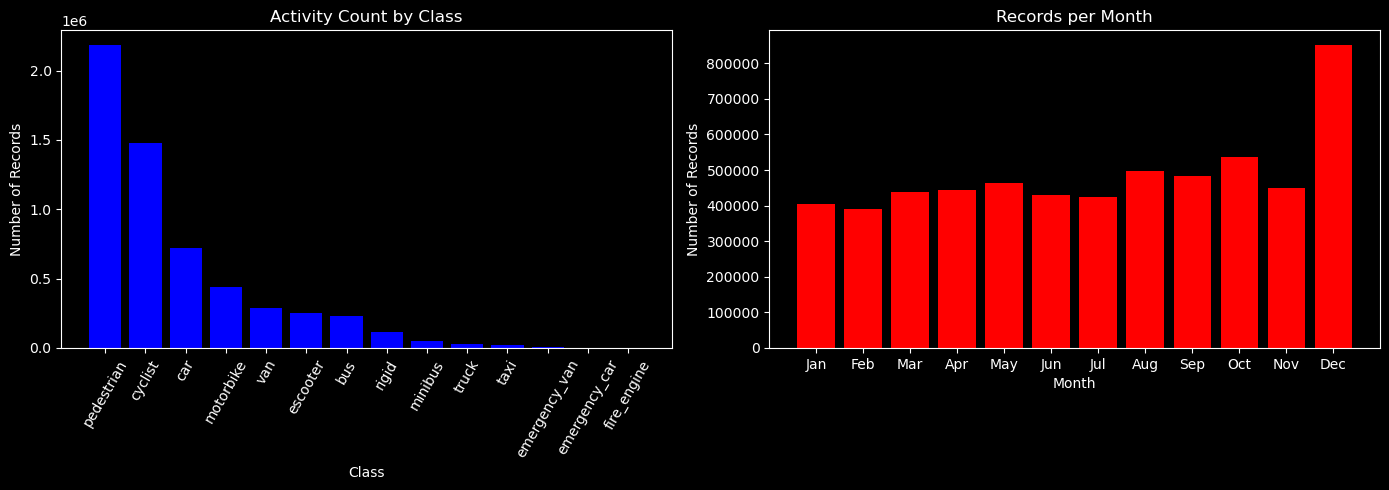
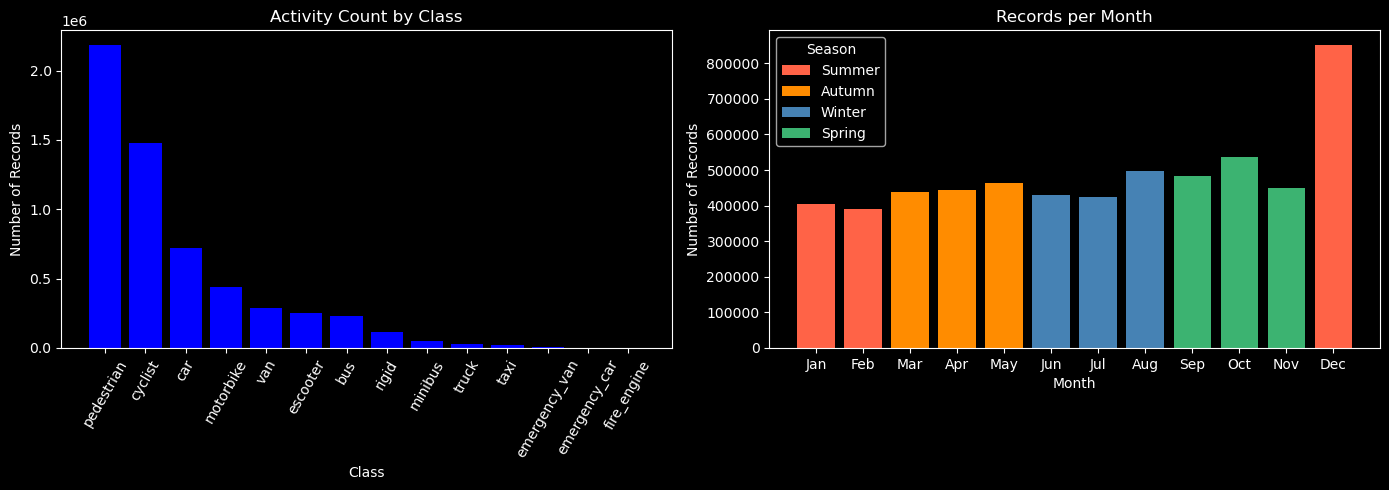
The notebook cell's code change between the first figure and the second:
--- before
+++ after
@@ -1,2 +1,19 @@
+season_colors = {
+    "Summer": "tomato",
+    "Autumn": "darkorange",
+    "Winter": "steelblue",
+    "Spring": "mediumseagreen"
+}
+
+month_labels = ["Jan", "Feb", "Mar", "Apr", "May", "Jun",
+                "Jul", "Aug", "Sep", "Oct", "Nov", "Dec"]
+
+month_seasons = {
+    1: "Summer", 2: "Summer", 3: "Autumn", 4: "Autumn", 5: "Autumn",
+    6: "Winter", 7: "Winter", 8: "Winter", 9: "Spring", 10: "Spring",
+    11: "Spring", 12: "Summer"
+}
+# The above is for colouring the month bars based on their season
+
 fig, axes = plt.subplots(1, 2, figsize=(14, 5))
 
@@ -9,14 +26,17 @@
 axes[0].tick_params(axis="x", rotation=60)
 
-# Month distribution
-
-month_counts = df["from"].dt.month.value_counts().sort_index()
-month_labels = ["Jan", "Feb", "Mar", "Apr", "May", "Jun",
-                "Jul", "Aug", "Sep", "Oct", "Nov", "Dec"]
-axes[1].bar([month_labels[m-1] for m in month_counts.index], month_counts.values, color="red")
+# Month distribution coloured by season
+month_counts = df["month"].value_counts().sort_index()
+bar_colors = [season_colors[month_seasons[m]] for m in month_counts.index]
+axes[1].bar([month_labels[m-1] for m in month_counts.index], month_counts.values, color=bar_colors)
 axes[1].set_title("Records per Month")
 axes[1].set_xlabel("Month")
 axes[1].set_ylabel("Number of Records")
 
+# Legend for seasons
+from matplotlib.patches import Patch
+legend_elements = [Patch(facecolor=color, label=season) for season, color in season_colors.items()]
+axes[1].legend(handles=legend_elements, title="Season")
+
 plt.tight_layout()
 plt.show()

Commit: More data exploration